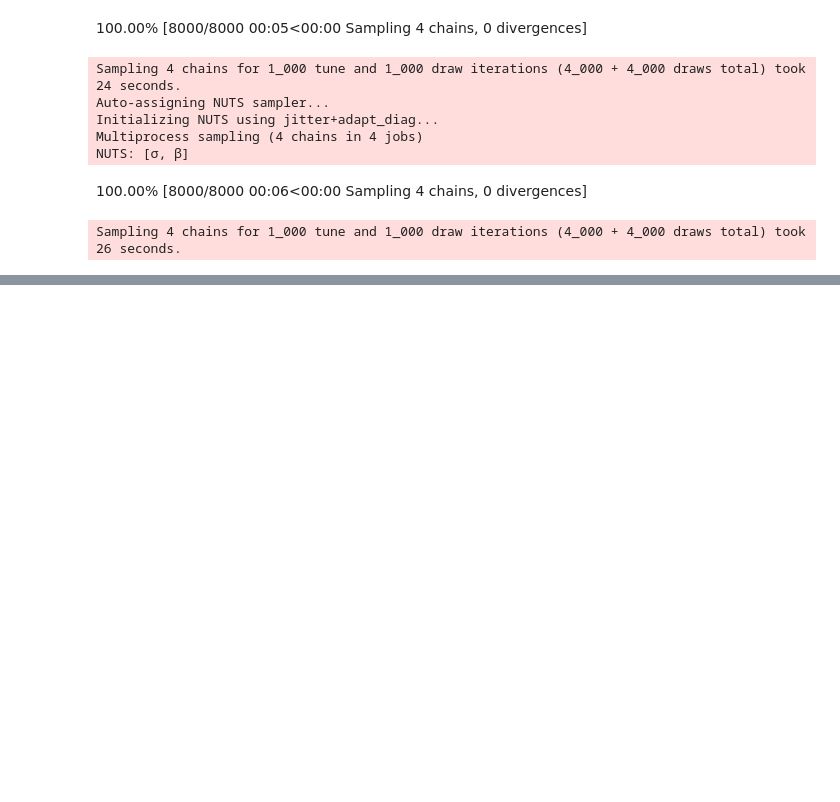
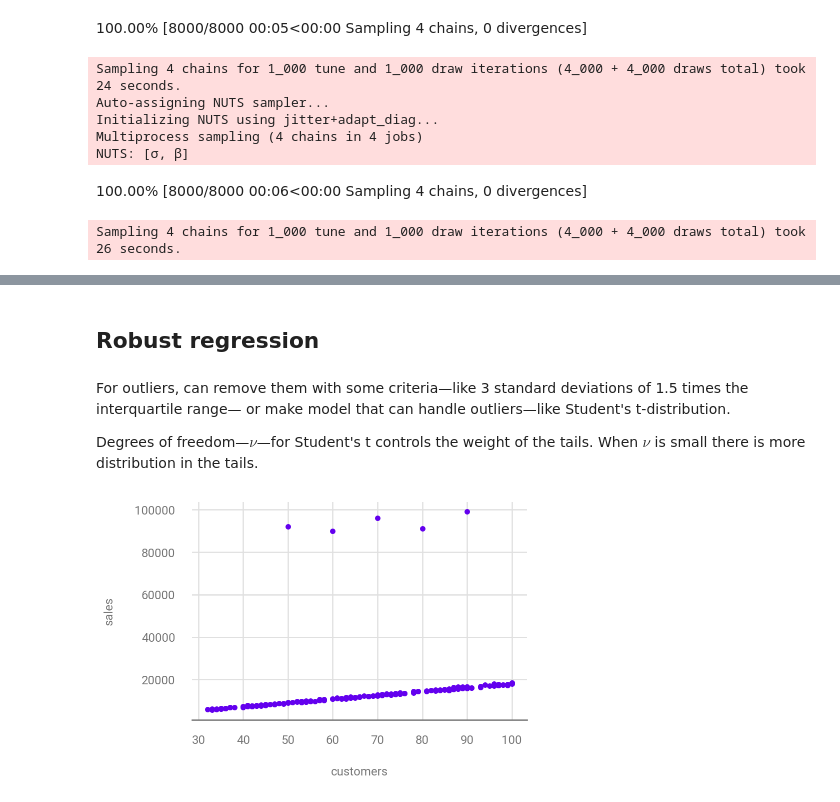
Before and after one commit to paw-lu/bayesian-modeling-computation-python, a Jupyter notebook: notebooks/4_extending_linear_models.ipynb, the cells around one changed output, grey strips where cells are left out. Drawn from its saved outputs; the diff is of its cells as text; code cells hidden in the pictures; blank space fills up the shorter version.

Commit message:
:memo: Robust regression

```diff
--- a/notebooks/4_extending_linear_models.ipynb
+++ b/notebooks/4_extending_linear_models.ipynb
@@ -209,3 +211,49 @@ NUTS: [σ, β]
 Sampling 4 chains for 1_000 tune and 1_000 draw iterations (4_000 + 4_000 draws total) took 26 seconds.
 # %% [markdown]
 ![Smoker Tip Interaction](images/chapter_4/Smoker_Tip_Interaction.png)
+# %% [markdown]
+## Robust regression
+# %% [markdown]
+For outliers,
+can remove them with some criteria—like
+3 standard deviations of 1.5 times the interquartile range—
+or make model that can handle outliers—like
+Student's t-distribution.
+
+Degrees of freedom—$\nu$—for
+Student's t controls the weight of the tails.
+When $\nu$ is small
+there is more distribution in the tails.
+# %%
+def generate_sales(*, days: int, mean: float, std: float, label: str) -> DataFrame:
+    """Create dataset representing sales."""
+    np.random.seed(0)
+    df = pd.DataFrame(index=range(1, days + 1), columns=["customers", "sales"])
+    for day in range(1, days + 1):
+        num_customers = stats.randint(30, 100).rvs() + 1
+
+        # This is correct as there is an independent draw for each customers orders
+        dollar_sales = stats.norm(mean, std).rvs(num_customers).sum()
+
+        df.loc[day, "customers"] = num_customers
+        df.loc[day, "sales"] = dollar_sales
+
+    # Fix the types as not to cause Theano errors
+    df = df.astype({"customers": "int32", "sales": "float32"})
+
+    # Sorting will make plotting the posterior predictive easier later
+    df["Food_Category"] = label
+    df = df.sort_values("customers")
+    return df
+# %%
+empanadas = generate_sales(days=200, mean=180, std=30, label="Empanada")
+empanadas.iloc[0] = [50, 92000, "Empanada"]
+empanadas.iloc[1] = [60, 90000, "Empanada"]
+empanadas.iloc[2] = [70, 96000, "Empanada"]
+empanadas.iloc[3] = [80, 91000, "Empanada"]
+empanadas.iloc[4] = [90, 99000, "Empanada"]
+empanadas = empanadas.sort_values("customers")
+
+empanadas.plot.scatter(x="customers", y="sales");
+# %% [output]
+[figure, added]
```
Also changed, not shown: parts of 6 cells of this notebook, 1 other file.
